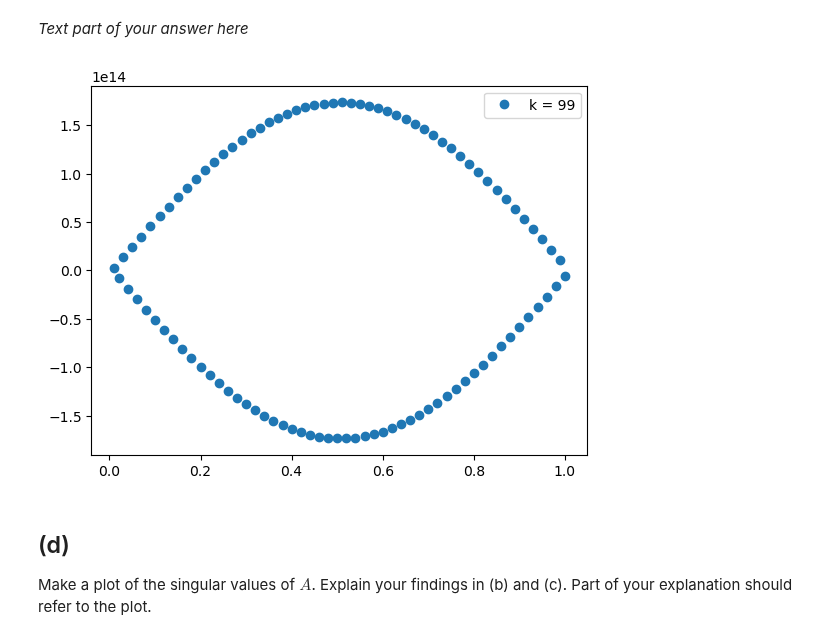
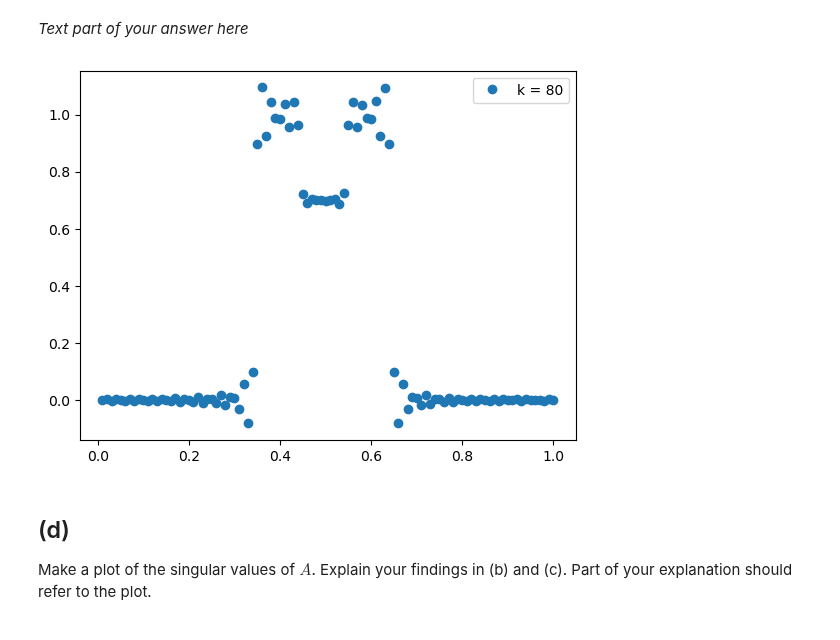
Before and after one commit to pluumenbrownie/numalgos, a Jupyter notebook: hw2.ipynb, the cells around one changed output. Drawn from its saved outputs; the diff is of its cells as text; code cells hidden in the pictures.

```diff
--- a/hw2.ipynb
+++ b/hw2.ipynb
@@ -238,43 +238,40 @@ A_inv_cleaned = np.where(np.abs(A_inv) < threshold, 0, A_inv)
 #print(A_inv)
 #print(A_inv_cleaned)
 
-k_values = [99]
+k_values = [80]
 def truncation(matrix_S, k):
     truncated_s = np.zeros_like(matrix_S)
     truncated_s[:k, :k] = matrix_S[:k, :k]
-    # truncated_s = matrix_S.copy()
-    #truncated_Vh = Vh.copy()
-    #truncated_U = U.copy()
 
     #truncated_s[-k:, -k:] = 0
     #truncated_U = truncated_U[:, -k:]
     #truncated_Vh = truncated_Vh[-k:, :]
 
     return truncated_s
 
 for k in k_values:
     truncated_s = truncation(matrix_S, k)
     #print(truncated_s.shape)
     #print(truncated_U.shape)
     #print(truncated_Vh.shape)
     #print(truncated_s)
     #print(k)
     b_k = U @ truncated_s @ Vh
     threshold = 1e-3
     b_k_cleaned = np.where(np.abs(b_k) < threshold, 0, b_k)
-    inv_b_k = np.linalg.inv(b_k)
+    #inv_b_k = np.linalg.inv(b_k)
+    s_new_noise = Vh.T @ la.pinv(truncated_s) @ U.T @ d_e
+    s_new = Vh.T @ la.pinv(truncated_s) @ U.T @ d
 
-    s_new = inv_b_k @ d
-    s_new_noise = inv_b_k @ d_e
 
     d_new = b_k @ s
 
-    plt.plot(t, s_new_noise, "o", label=f"{k = }")
+    plt.plot(t, s_new, "o", label=f"{k = }")
 
 plt.legend()
 plt.show()
 # %% [output]
-[figure, old version]
+[figure, new version]
 # %% [markdown]
 ## (d)
 
```
